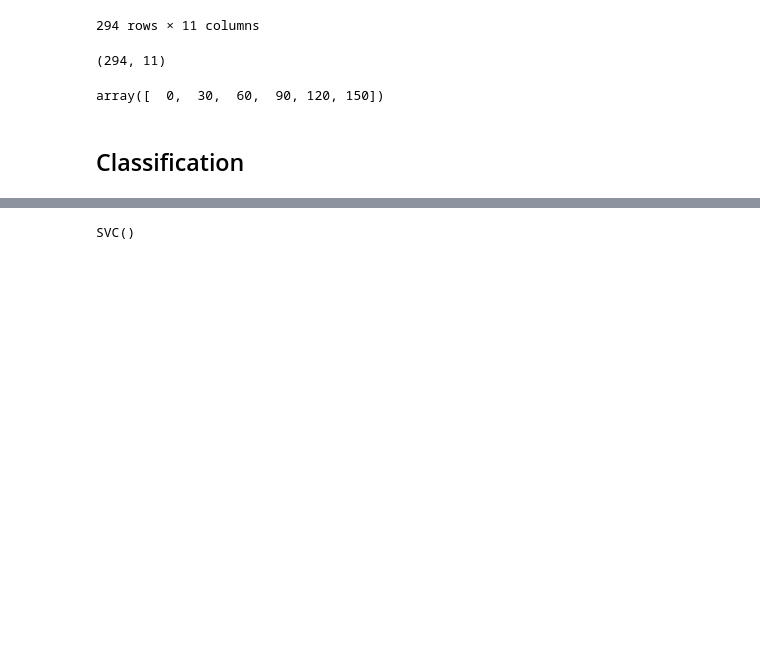
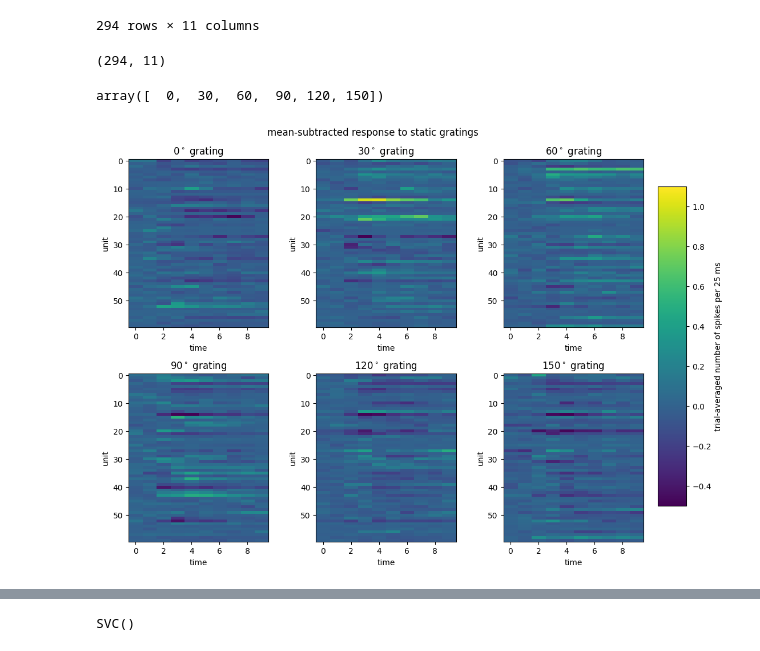
Before and after one commit to AlexTMallen/spectral-spectrum-sparse-analysis, a Jupyter notebook: allenSDK/visual_coding.ipynb, the cells around one changed output, grey strips where cells are left out. Drawn from its saved outputs; the diff is of its cells as text; code cells hidden in the pictures; blank space fills up the shorter version.

Commit message:
uncontrolled classification

```diff
--- a/allenSDK/visual_coding.ipynb
+++ b/allenSDK/visual_coding.ipynb
@@ -309,5 +292,21 @@ oris = np.unique(filtered_stims.orientation).astype(int)
 oris
 # %% [output]
 array([  0,  30,  60,  90, 120, 150])
-# %% [markdown]
-## Classification
+# %%
+avg_resp = np.mean(counts, axis=0)
+# %%
+fig, ax = plt.subplots(2, 3, figsize=(10, 8), dpi=100)
+fig.suptitle("mean-subtracted response to static gratings")
+for i, ori in enumerate(oris):
+    plt.subplot(2, 3, i+1)
+    idxs = filtered_stims[filtered_stims.orientation==ori].index
+    plt.ylabel("unit")
+    plt.xlabel("time")
+    im = plt.imshow((np.mean(counts.loc[idxs], axis=0).T - avg_resp), aspect=0.2, vmin=-0.5, vmax=1.1)
+    plt.title(f"{ori}$^\circ$ grating")
+cbar_ax = fig.add_axes([1.0, 0.15, 0.05, 0.7])
+fig.colorbar(mappable=im, label=f"trial-averaged number of spikes per {int(1000 * stim_duration / num_bins)} ms", cax=cbar_ax)
+plt.tight_layout()
+plt.show()
+# %% [output]
+[figure, added]
```
Also changed, not shown: parts of 18 cells of this notebook.
